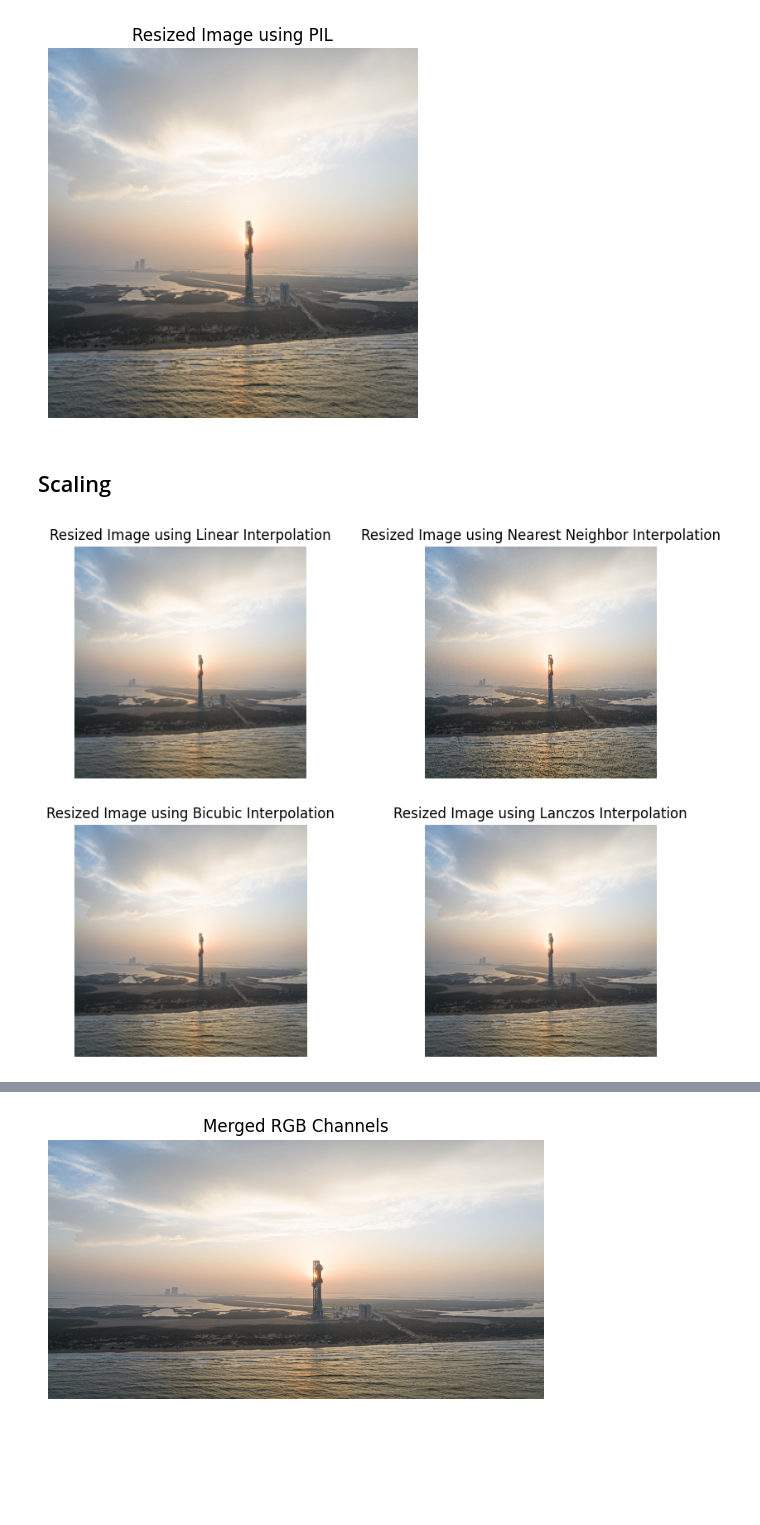
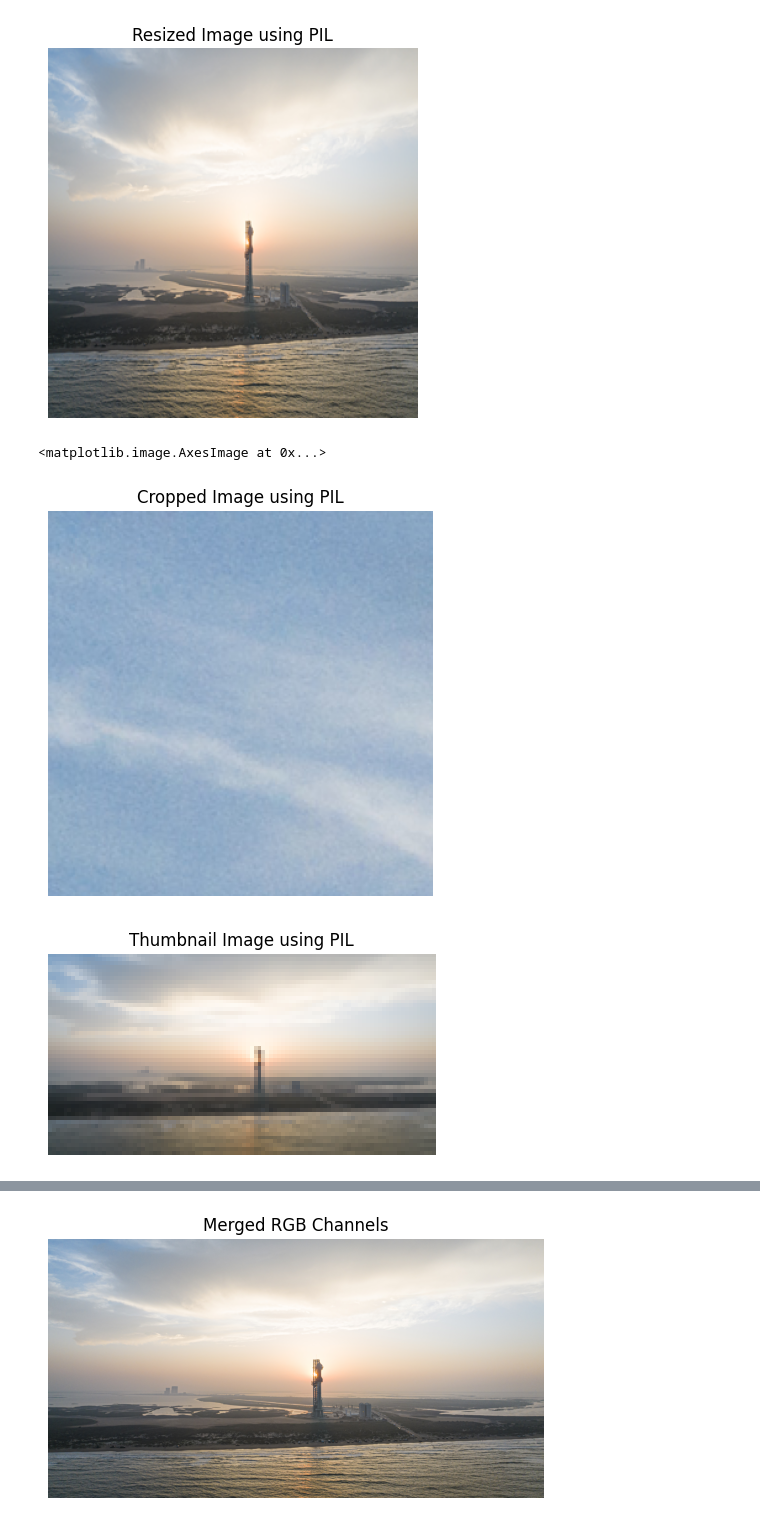
Before and after one commit to Meet2304/Computer-Vision, a Jupyter notebook: 1_Basic of Image Processing_25July25.ipynb, the cells around one changed output, grey strips where cells are left out. Saved outputs shown, nothing was run; the diff lists cells and outputs as text; code cells hidden in the pictures; blank space fills up the shorter version.

Commit message:
Modified Basics of Image Processing 1 & 2

```diff
--- a/1_Basic of Image Processing_25July25.ipynb
+++ b/1_Basic of Image Processing_25July25.ipynb
@@ -65,36 +65,25 @@ plt.axis('off')
 plt.show()
 # %% [output]
 [figure]
-# %% [markdown]
-## Scaling
-# %%
-# Resizing image using Linear Neighborhood Interpolation using PIL
-resized_img_linear = Img.resize((300, 300), Image.BILINEAR)
-# Resizing image using Nearest Neighbor Interpolation using PIL
-resized_img_nearest = Img.resize((300, 300), Image.NEAREST)
-# Resizing image using Bicubic Interpolation using PIL
-resized_img_bicubic = Img.resize((300, 300), Image.BICUBIC)
-# Resizing image using Lanczos Interpolation using PIL
-resized_img_lanczos = Img.resize((300, 300), Image.LANCZOS)
-
-plt.figure(figsize=(10, 8))
-plt.subplot(2, 2, 1)
-plt.imshow(resized_img_linear)
-plt.title("Resized Image using Linear Interpolation")
-plt.axis('off')
-plt.subplot(2, 2, 2)
-plt.imshow(resized_img_nearest)
-plt.title("Resized Image using Nearest Neighbor Interpolation")
-plt.axis('off')
-plt.subplot(2, 2, 3)
-plt.imshow(resized_img_bicubic)
-plt.title("Resized Image using Bicubic Interpolation")
-plt.axis('off')
-plt.subplot(2, 2, 4)
-plt.imshow(resized_img_lanczos)
-plt.title("Resized Image using Lanczos Interpolation")
-plt.axis('off')
-plt.show()
-# %% [output]
-[figure, removed]
+# %%
+# Cropping the image using PIL
+cropped_img = Img.crop((50, 50, 250, 250))
+plt.figure(figsize=(5, 5))
+plt.title("Cropped Image using PIL")
+plt.axis('off')
+plt.imshow(cropped_img)
+# %% [output]
+<matplotlib.image.AxesImage at 0x...>
+[figure, added]
+# %%
+# Thumbnailing the image using PIL
+thumbnail_img = Img.copy()
+thumbnail_img.thumbnail((100, 100))
+plt.figure(figsize=(5, 5))
+plt.title("Thumbnail Image using PIL")
+plt.axis('off')
+plt.imshow(thumbnail_img)
+plt.show()
+# %% [output]
+[figure, added]
 # %%
```
Also changed, not shown: parts of 2 cells of this notebook, 1 other file.
